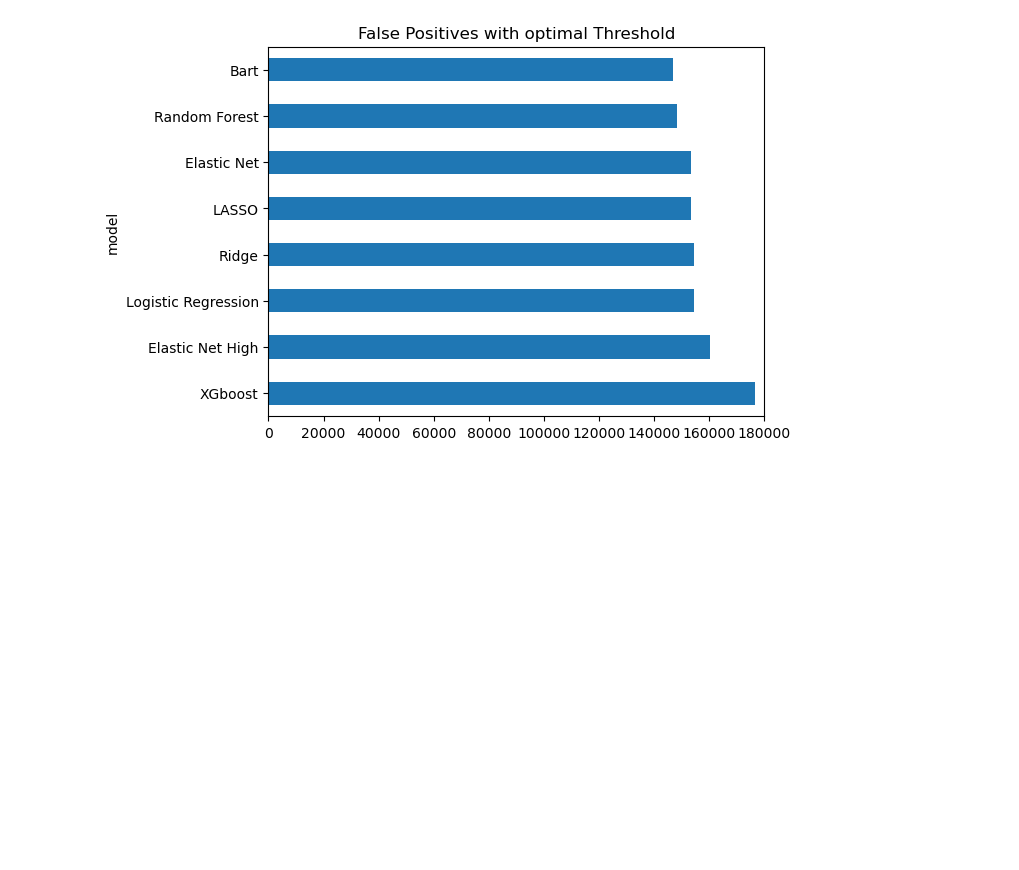
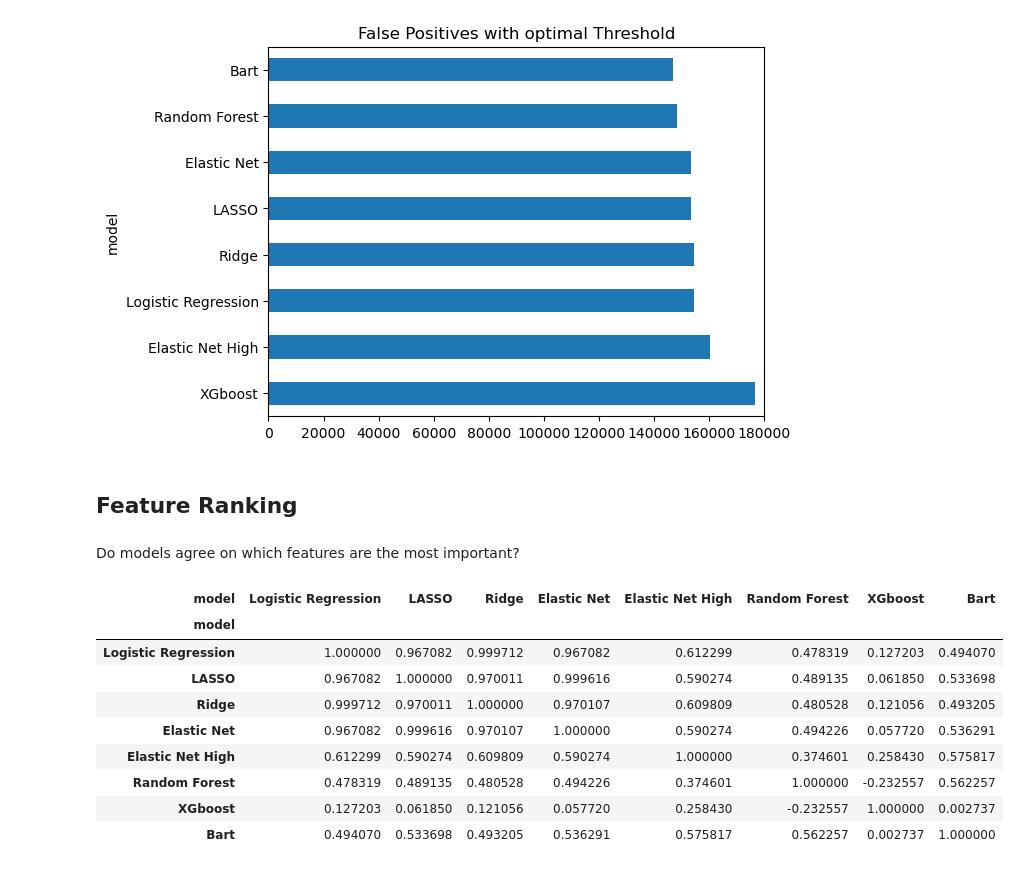
Before and after one commit to G-Mass/MTFI-project, a Jupyter notebook: p2p_lending_credit_risk_assessment.ipynb, the cells around one changed output. Cells and saved outputs as stored; diff of their text form; code cells hidden in the pictures; blank space fills up the shorter version.

```diff
--- a/p2p_lending_credit_risk_assessment.ipynb
+++ b/p2p_lending_credit_risk_assessment.ipynb
@@ -1215,3 +1222,35 @@ plt.savefig("graphs/FP_optimal_T.svg",facecolor = (1,1,1,0), transparent = True,
 plt.show()
 # %% [output]
 [figure]
+# %% [markdown]
+## Feature Ranking
+# %% [markdown]
+Do models agree on which features are the most important?
+# %%
+models_features_importance = [logreg_coeffs.apply(np.abs),
+                            lassocv_coeffs.apply(np.abs),
+                            ridgecv_coeffs.apply(np.abs),
+                            elasticnetcv_coeffs.apply(np.abs),
+                            en_highreg_coeffs.apply(np.abs),
+                            random_forest_ranking,
+                            xgboost_ranking,
+                            bart_mean_var_counts]
+
+models_features_importance = [features.rank() for features in models_features_importance]
+
+models_features_importance = pd.concat(models_features_importance,axis = "columns")
+models_features_importance = models_features_importance.T
+models_features_importance.index = model_comparison.index
+models_features_importance=models_features_importance.T
+models_features_importance.corr()
+# %% [output]
+| model | Logistic Regression | LASSO | Ridge | Elastic Net | Elastic Net High | Random Forest | XGboost | Bart |
+| model |  |  |  |  |  |  |  |  |
+| Logistic Regression | 1.000000 | 0.967082 | 0.999712 | 0.967082 | 0.612299 | 0.478319 | 0.127203 | 0.494070 |
+| LASSO | 0.967082 | 1.000000 | 0.970011 | 0.999616 | 0.590274 | 0.489135 | 0.061850 | 0.533698 |
+| Ridge | 0.999712 | 0.970011 | 1.000000 | 0.970107 | 0.609809 | 0.480528 | 0.121056 | 0.493205 |
+| Elastic Net | 0.967082 | 0.999616 | 0.970107 | 1.000000 | 0.590274 | 0.494226 | 0.057720 | 0.536291 |
+| Elastic Net High | 0.612299 | 0.590274 | 0.609809 | 0.590274 | 1.000000 | 0.374601 | 0.258430 | 0.575817 |
+| Random Forest | 0.478319 | 0.489135 | 0.480528 | 0.494226 | 0.374601 | 1.000000 | -0.232557 | 0.562257 |
+| XGboost | 0.127203 | 0.061850 | 0.121056 | 0.057720 | 0.258430 | -0.232557 | 1.000000 | 0.002737 |
+| Bart | 0.494070 | 0.533698 | 0.493205 | 0.536291 | 0.575817 | 0.562257 | 0.002737 | 1.000000 |
```
Also changed, not shown: parts of 12 cells of this notebook, 20 other files.
